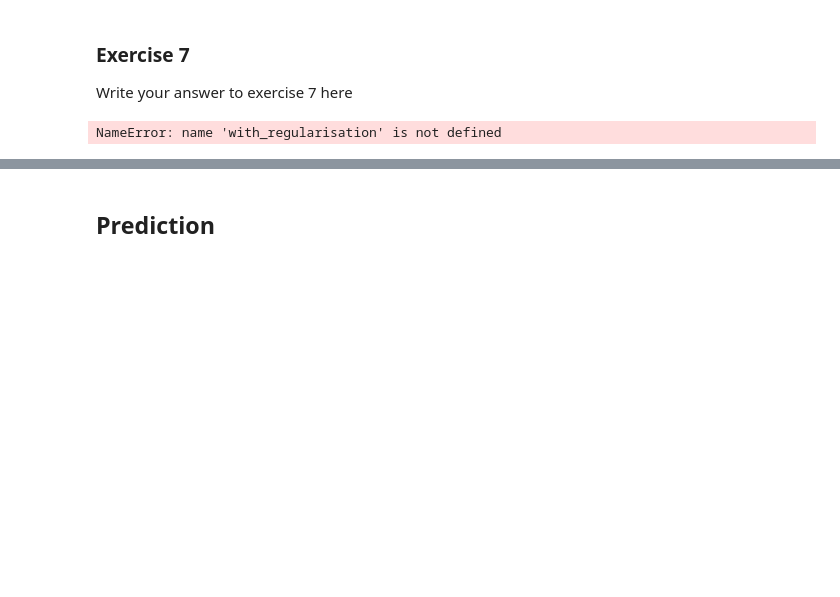
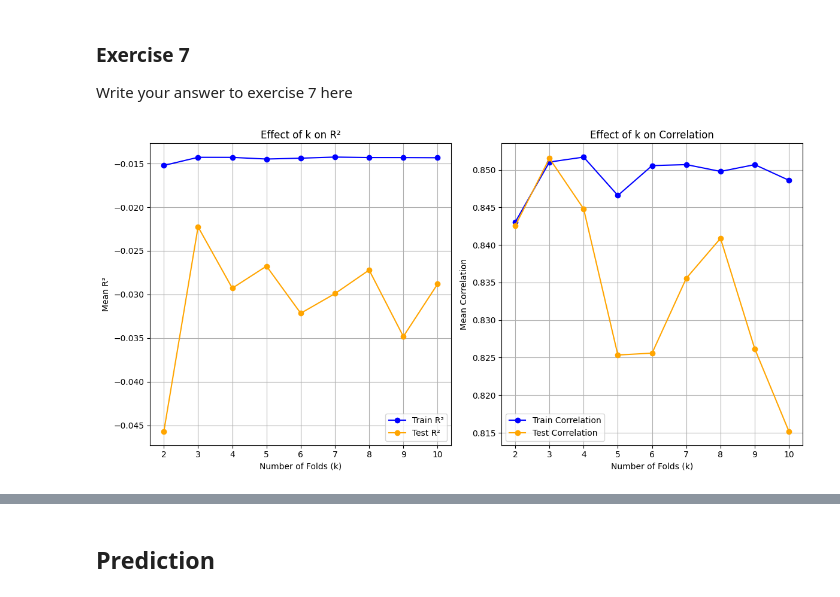
Before and after one commit to Navaneeth2906/nm803_ads_2024, a Jupyter notebook: Practical_3.ipynb, the cells around one changed output, grey strips where cells are left out. Cells and saved outputs as stored; diff of their text form; code cells hidden in the pictures; blank space fills up the shorter version.

```diff
--- a/Practical_3.ipynb
+++ b/Practical_3.ipynb
@@ -1374,4 +1320,5 @@ def with_regularisation(alpha, L1_wt):
-# %%
-with_regularisation(0.0001, 0.2)
-# %% [output]
-NameError: name 'with_regularisation' is not defined
+# %%
+"""Applying regualrisation with sizeable alpha ruins the model"""
+overfitting_check(0.1, 0)
+# %% [output]
+[figure, added]
```
Also changed, not shown: parts of 19 cells of this notebook.
